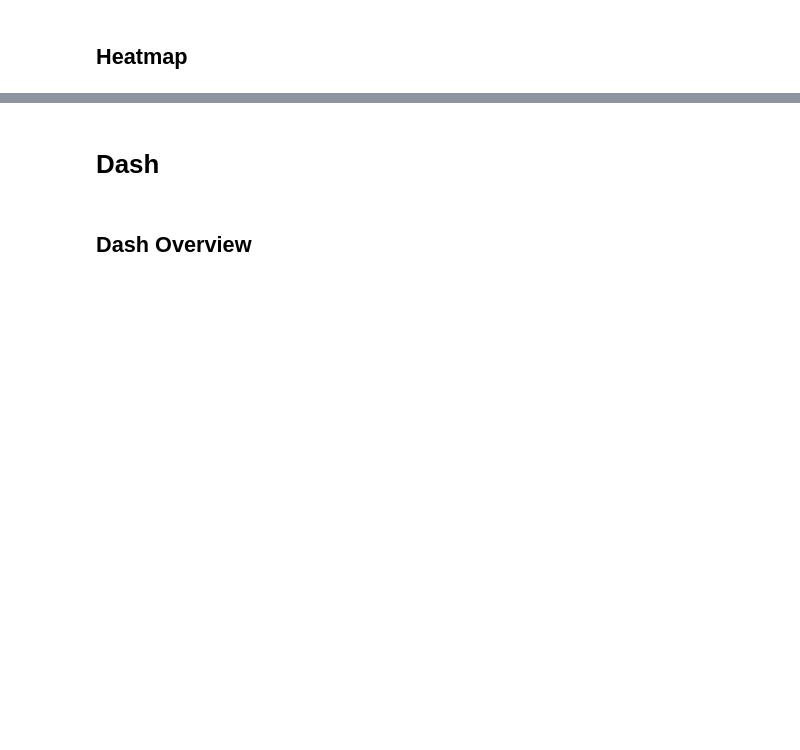
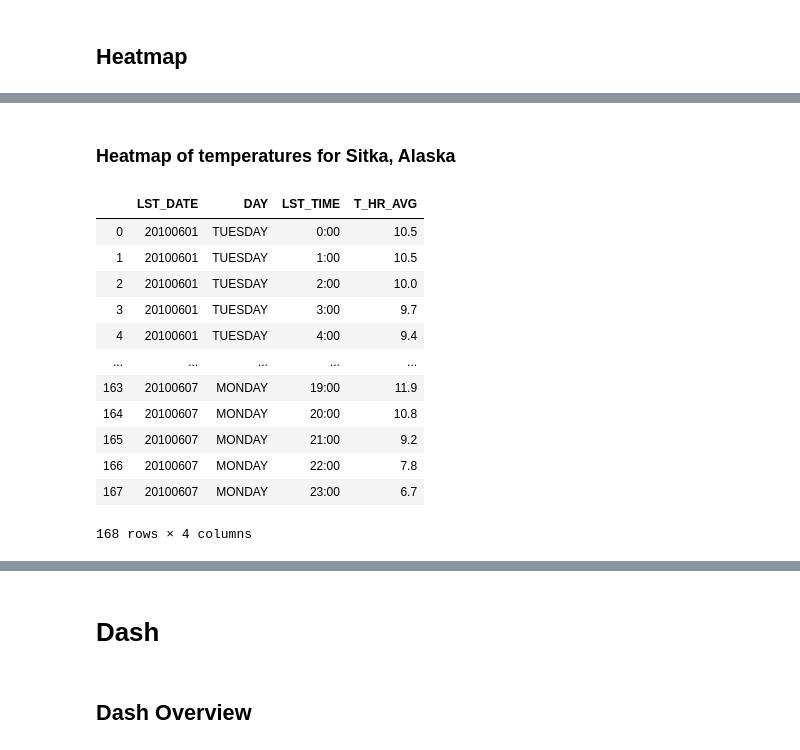
Before and after one commit to paiboon15721/clusterkit-dash-training, a Jupyter notebook: notebook/Plotly & Dash Overview.ipynb, the cells around one changed output, grey strips where cells are left out. Drawn from its saved outputs; the diff is of its cells as text; code cells hidden in the pictures; blank space fills up the shorter version.

```diff
--- a/notebook/Plotly & Dash Overview.ipynb
+++ b/notebook/Plotly & Dash Overview.ipynb
@@ -746,0 +954,19 @@ fig.show()
+# %% [markdown]
+### Heatmap of temperatures for Sitka, Alaska
+# %%
+df = pd.read_csv('https://raw.githubusercontent.com/paiboon15721/clusterkit-dash-training/master/dataset/2010SitkaAK.csv')
+df
+# %% [output]
+|  | LST_DATE | DAY | LST_TIME | T_HR_AVG |
+| 0 | 20100601 | TUESDAY | 0:00 | 10.5 |
+| 1 | 20100601 | TUESDAY | 1:00 | 10.5 |
+| 2 | 20100601 | TUESDAY | 2:00 | 10.0 |
+| 3 | 20100601 | TUESDAY | 3:00 | 9.7 |
+| 4 | 20100601 | TUESDAY | 4:00 | 9.4 |
+| ... | ... | ... | ... | ... |
+| 163 | 20100607 | MONDAY | 19:00 | 11.9 |
+| 164 | 20100607 | MONDAY | 20:00 | 10.8 |
+| 165 | 20100607 | MONDAY | 21:00 | 9.2 |
+| 166 | 20100607 | MONDAY | 22:00 | 7.8 |
+| 167 | 20100607 | MONDAY | 23:00 | 6.7 |
+168 rows × 4 columns
```
Also changed, not shown: parts of 22 cells of this notebook.
